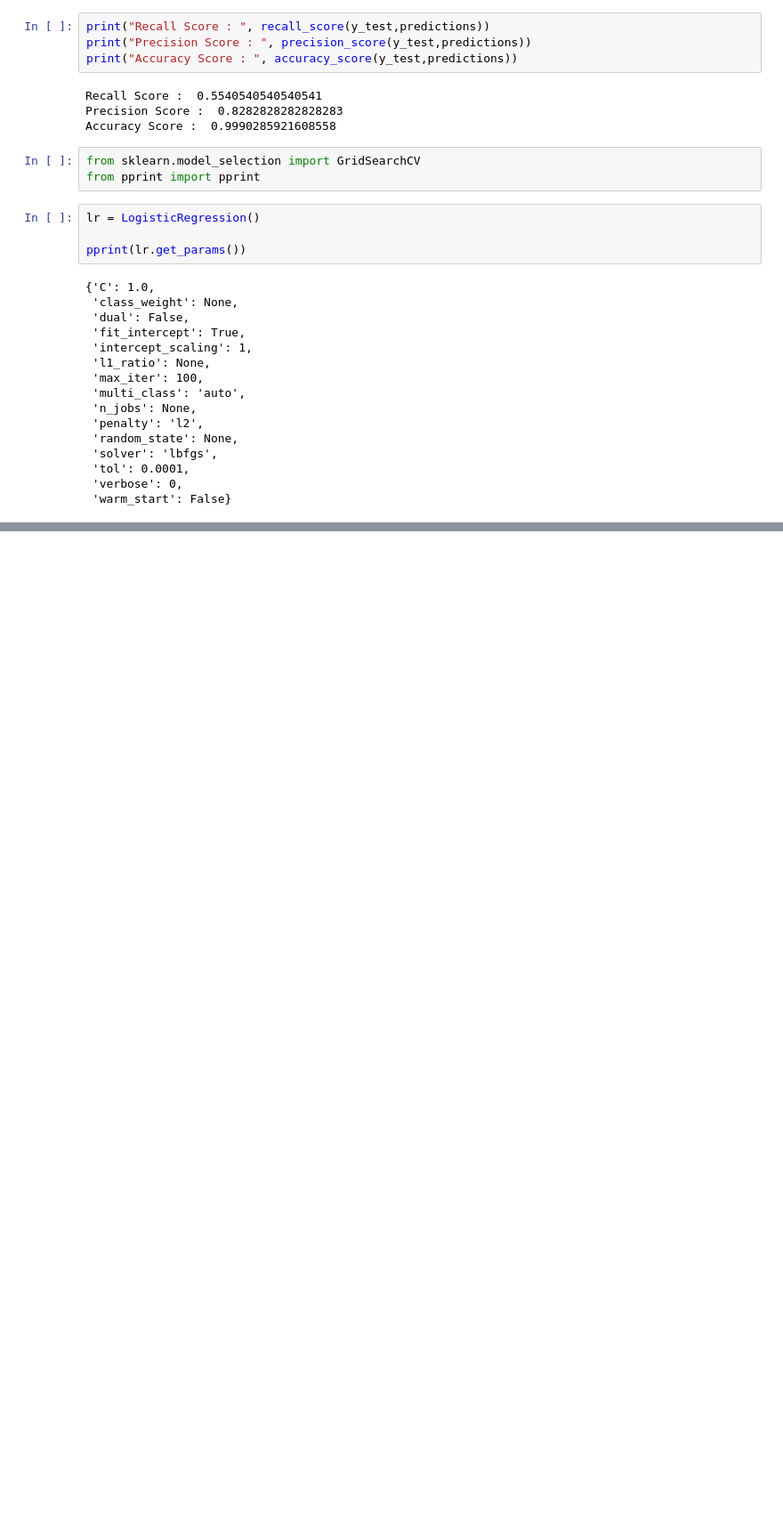
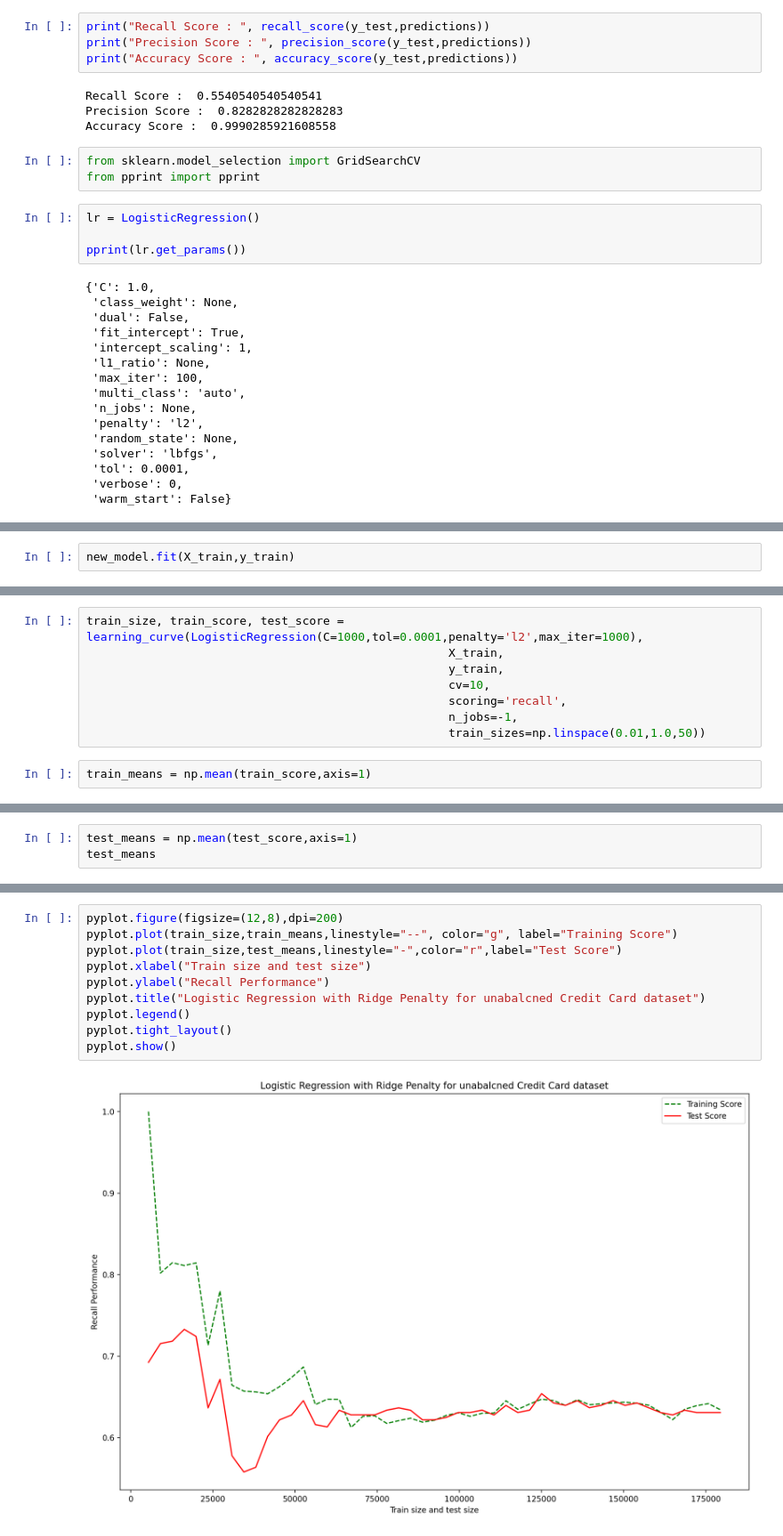
Before and after one commit to bthakr1/Machine_Learning, a Jupyter notebook: Logistic_Regression.ipynb, the cells around one changed output, grey strips where cells are left out. Shown: that part at 89% size. Saved outputs shown, nothing was run; the diff lists cells and outputs as text; blank space fills up the shorter version.

Commit message:
added learning curve

```diff
--- a/Logistic_Regression.ipynb
+++ b/Logistic_Regression.ipynb
@@ -141,0 +153,2 @@ lr_grid_Search.fit(X_train,y_train)
+# %%
+new_model.fit(X_train,y_train)
@@ -141,0 +218,10 @@ lr_grid_Search.fit(X_train,y_train)
+# %%
+train_size, train_score, test_score = learning_curve(LogisticRegression(C=1000,tol=0.0001,penalty='l2',max_iter=1000),
+                                                    X_train,
+                                                    y_train,
+                                                    cv=10,
+                                                    scoring='recall',
+                                                    n_jobs=-1,
+                                                    train_sizes=np.linspace(0.01,1.0,50))
+# %%
+train_means = np.mean(train_score,axis=1)
@@ -141,0 +241,3 @@ lr_grid_Search.fit(X_train,y_train)
+# %%
+test_means = np.mean(test_score,axis=1)
+test_means
@@ -141,0 +255,12 @@ lr_grid_Search.fit(X_train,y_train)
+# %%
+pyplot.figure(figsize=(12,8),dpi=200)
+pyplot.plot(train_size,train_means,linestyle="--", color="g", label="Training Score")
+pyplot.plot(train_size,test_means,linestyle="-",color="r",label="Test Score")
+pyplot.xlabel("Train size and test size")
+pyplot.ylabel("Recall Performance")
+pyplot.title("Logistic Regression with Ridge Penalty for unabalcned Credit Card dataset")
+pyplot.legend()
+pyplot.tight_layout()
+pyplot.show()
+# %% [output]
+[figure, added]
```
Also changed, not shown: parts of 26 cells of this notebook.
